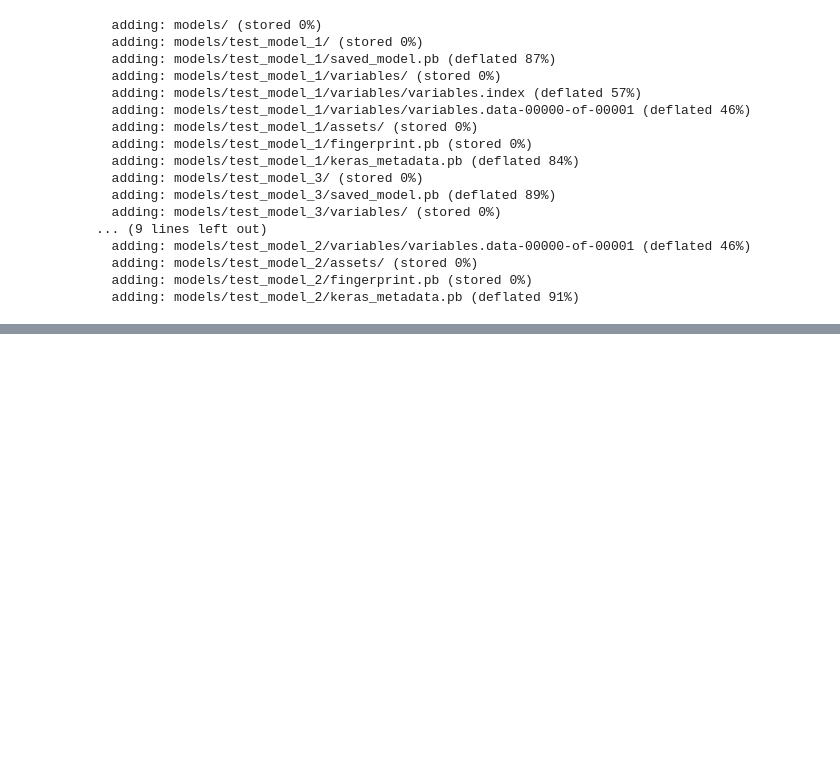
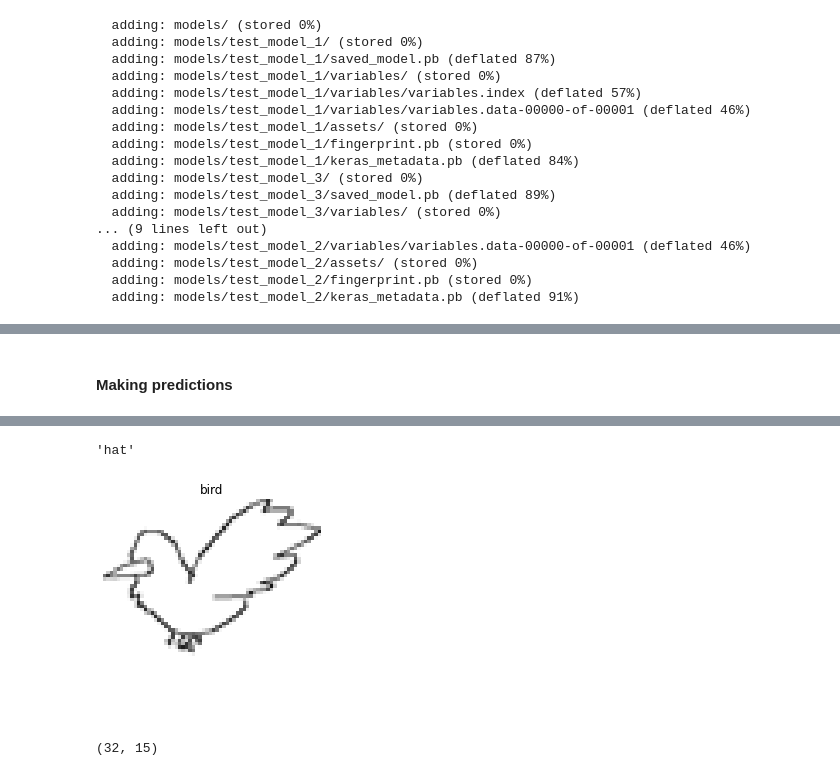
Before and after one commit to beratcmn/tensorflow-quickdraw-recognition, a Jupyter notebook: doodle_identification.ipynb, the cells around one changed output, grey strips where cells are left out. Saved outputs shown, nothing was run; the diff lists cells and outputs as text; code cells hidden in the pictures; blank space fills up the shorter version.

```diff
--- a/doodle_identification.ipynb
+++ b/doodle_identification.ipynb
@@ -300,0 +319,14 @@ files.download("models/models.zip")
+# %% [markdown]
+#### Making predictions
+# %%
+prediction_data = train_dataset.take(1)
+for images, labels in prediction_data:
+  data = images[0].numpy().astype("uint8")
+  plt.imshow(data, cmap='gray', vmin=0, vmax=255)
+  plt.title(train_dataset.class_names[labels[0]])
+  plt.axis("off")
+
+
+predictions = model_3.predict(prediction_data)
+categories[np.argmax(predictions[0])]
+# %% [output]
@@ -300,0 +334,6 @@ files.download("models/models.zip")
+'hat'
+[figure, added]
+# %%
+predictions.shape
+# %% [output]
+(32, 15)
```
Also changed, not shown: parts of 7 cells of this notebook.
